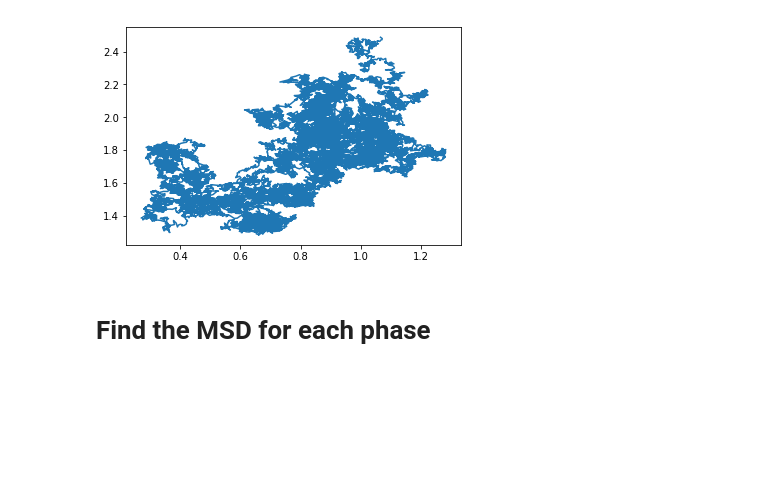
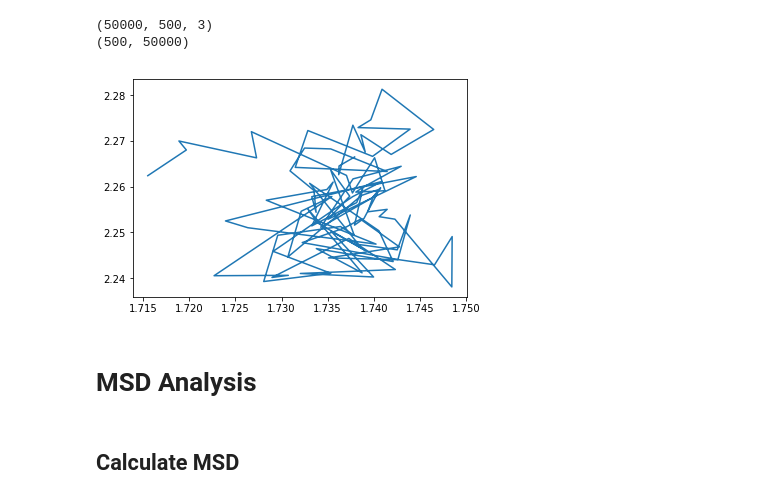
Before and after one commit to jdrusso/virtual-fcs, a Jupyter notebook: MSD Analysis.ipynb, the cells around one changed output. Cells and saved outputs as stored; diff of their text form; code cells hidden in the pictures; blank space fills up the shorter version.

```diff
--- a/MSD Analysis.ipynb
+++ b/MSD Analysis.ipynb
@@ -24,12 +24,14 @@ for i in range(2):
     path = "trajectories/%s/" % phase
     files = [f for f in listdir(path) if isfile(join(path, f)) and not f[0] == '.' ]
 
+    counter = 0
     for file in files:
+        counter += 1
 #         print("Importing %s" % path+file)
         x, y = np.loadtxt(path + file, unpack=True)
         xs[i].append(x)
         ys[i].append(y)
-        print("Imported %d timesteps of data." % len(x))
+        print("Imported %d timesteps of data. (%d of %d)    " % (len(x), counter, len(files)), end="\r")
 
 # x, y = np.loadtxt(path + files[1], unpack=True)
 # xs.append(x)
@@ -58,10 +47,18 @@ Imported 25099 timesteps of data.
+# %%
+print(traj.xyz.shape)
+print(traj.xyz[:,:,0].T.shape)
+# %% [output]
+(50000, 500, 3)
+(500, 50000)
 # %%
-plt.plot(xs[1][9], ys[1][9])
+plt.plot(xs[0][1][:100], ys[0][1][:100])
 
 # Find the longest trajectory
 maxlen = min([len(x) for x in xs[0]])
 # print(minlen)
 # %% [output]
-[figure, old version]
+[figure, new version]
-# %% [markdown]
-# Find the MSD for each phase
+# %% [markdown]
+# MSD Analysis
+# %% [markdown]
+## Calculate MSD
```
Also changed, not shown: parts of 42 cells of this notebook, 2 other files.
